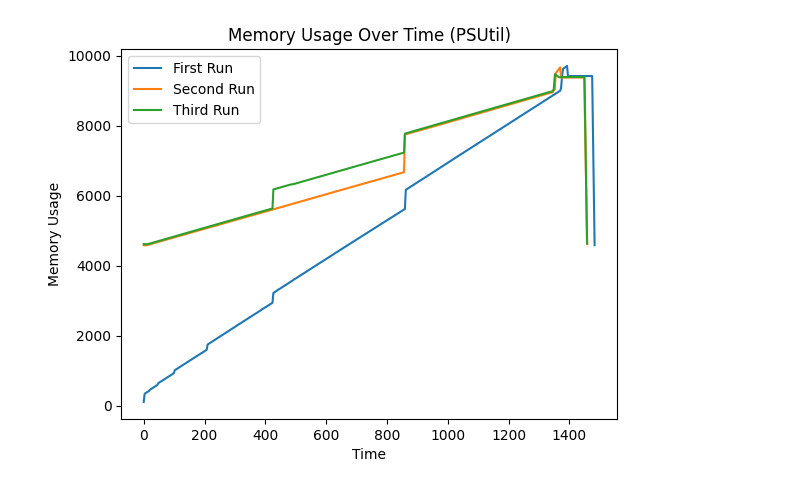
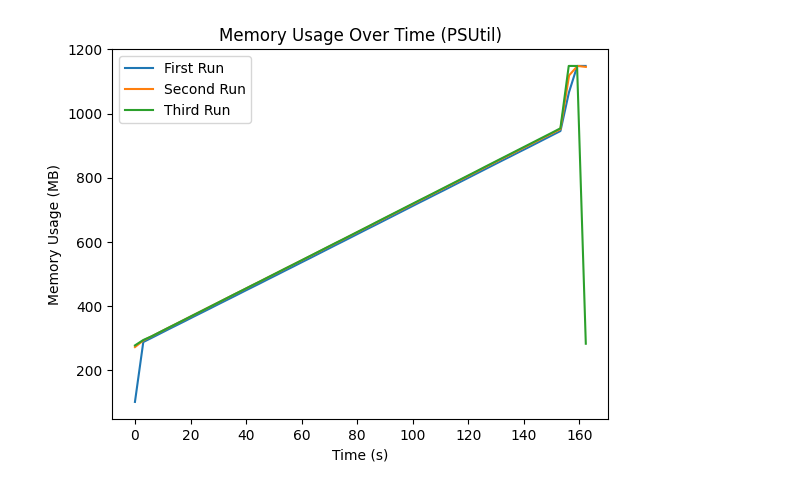
Before and after one commit to kilianbartz/hetcomp, a Jupyter notebook: Aufgabe1/plot_server.ipynb, the cells around one changed output. Cells and saved outputs as stored; diff of their text form; code cells hidden in the pictures.

```diff
--- a/Aufgabe1/plot_server.ipynb
+++ b/Aufgabe1/plot_server.ipynb
@@ -1,24 +1,24 @@
 # %%
 import matplotlib.pyplot as plt
 import pandas as pd
 
-df_first = pd.read_csv('Serverdata/memory_usage_1716674587.csv')
-df_second = pd.read_csv('Serverdata/memory_usage_1716676073.csv')
-df_third = pd.read_csv('Serverdata/memory_usage_1716677535.csv')
+df_first = pd.read_csv('Serverdata/memory_usage_1716726287.csv')
+df_second = pd.read_csv('Serverdata/memory_usage_1716726452.csv')
+df_third = pd.read_csv('Serverdata/memory_usage_1716726617.csv')
 
 # memory usage is in bytes, convert to mb
 df_first['Memory Usage [PSUtil] (bytes)'] = df_first['Memory Usage [PSUtil] (bytes)'] / 1000000
 df_second['Memory Usage [PSUtil] (bytes)'] = df_second['Memory Usage [PSUtil] (bytes)'] / 1000000
 df_third['Memory Usage [PSUtil] (bytes)'] = df_third['Memory Usage [PSUtil] (bytes)'] / 1000000
 
 plt.plot(df_first['Time (s)'], df_first['Memory Usage [PSUtil] (bytes)'], label='First Run')
 plt.plot(df_second['Time (s)'], df_second['Memory Usage [PSUtil] (bytes)'], label='Second Run')
 plt.plot(df_third['Time (s)'], df_third['Memory Usage [PSUtil] (bytes)'], label='Third Run')
 
-plt.xlabel('Time')
-plt.ylabel('Memory Usage')
+plt.xlabel('Time (s)')
+plt.ylabel('Memory Usage (MB)')
 plt.title('Memory Usage Over Time (PSUtil)')
 plt.legend()
 plt.show()
 # %% [output]
-[figure, old version]
+[figure, new version]
```
Also changed, not shown: parts of 4 cells of this notebook, 2 other files.
